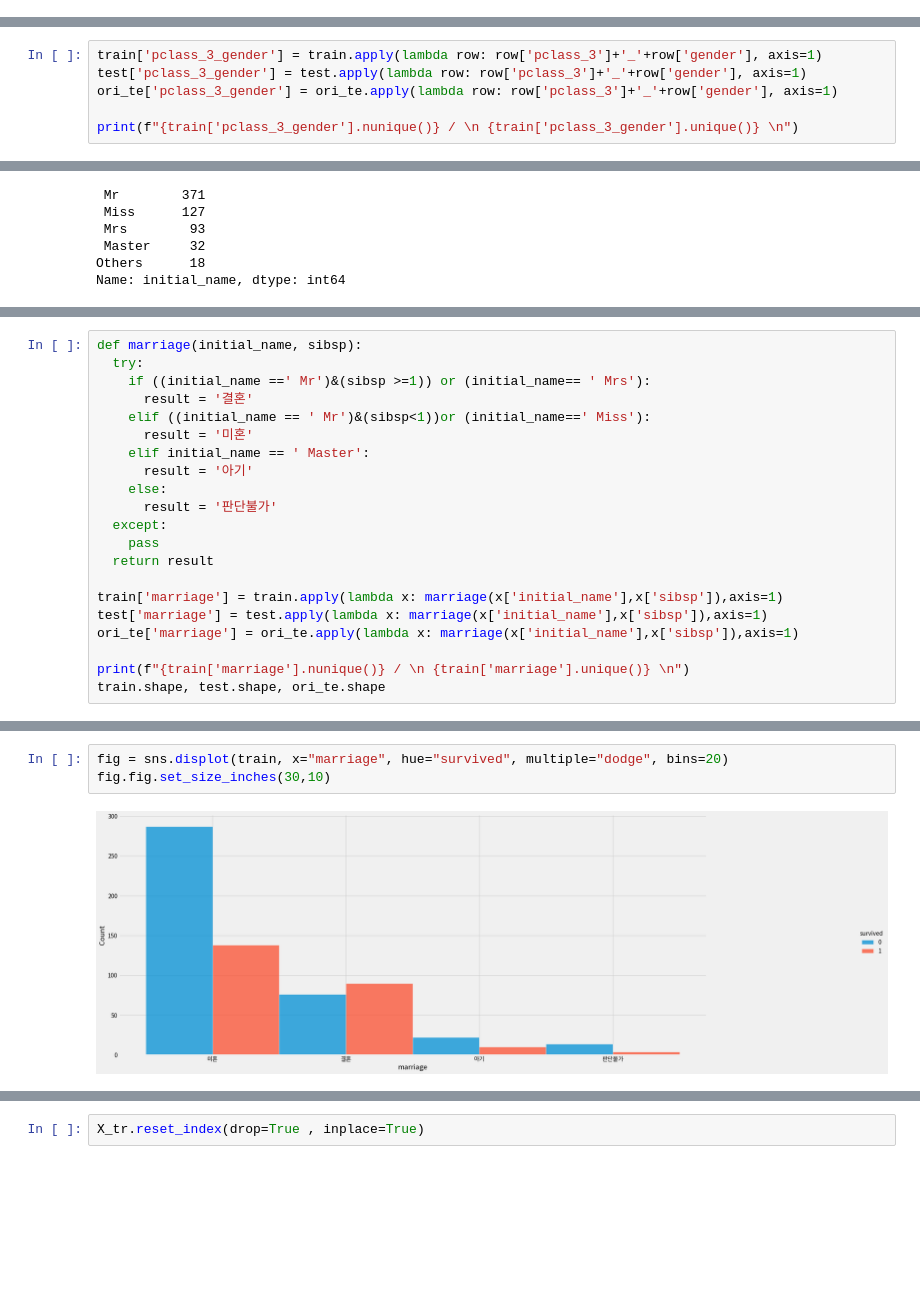
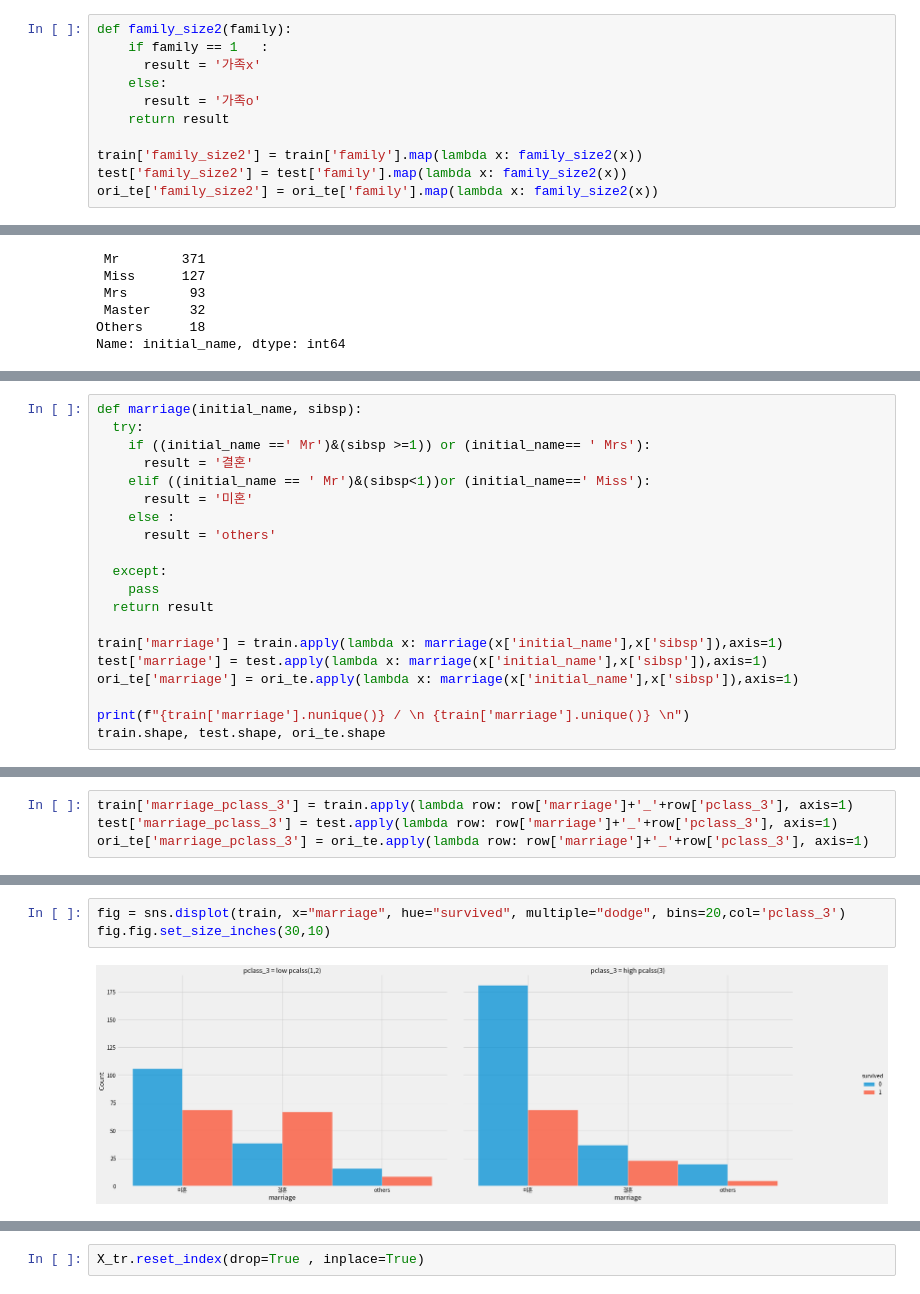
Before and after one commit to KangHoJ/hojeong-project, a Jupyter notebook: boot camp project/mini project 2(titanic)/3차시도.ipynb, the cells around one changed output, grey strips where cells are left out. Drawn from its saved outputs; the diff is of its cells as text; blank space fills up the shorter version.

```diff
--- a/boot camp project/mini project 2(titanic)/3차시도.ipynb
+++ b/boot camp project/mini project 2(titanic)/3차시도.ipynb
@@ -584,0 +624,11 @@ ori_te['family_size'] = ori_te['family'].map(lambda x: family_size(x))
+# %%
+def family_size2(family):
+    if family == 1   :
+      result = '가족x'
+    else:
+      result = '가족o'
+    return result
+
+train['family_size2'] = train['family'].map(lambda x: family_size2(x))
+test['family_size2'] = test['family'].map(lambda x: family_size2(x))
+ori_te['family_size2'] = ori_te['family'].map(lambda x: family_size2(x))
@@ -654,9 +724,3 @@ fig = sns.displot(train, x="parch", hue="survived", multiple="dodge", bins=20, c
 fig.fig.set_size_inches(30,10)
 # %% [output]
 [figure]
-# %%
-train['pclass_3_gender'] = train.apply(lambda row: row['pclass_3']+'_'+row['gender'], axis=1)
-test['pclass_3_gender'] = test.apply(lambda row: row['pclass_3']+'_'+row['gender'], axis=1)
-ori_te['pclass_3_gender'] = ori_te.apply(lambda row: row['pclass_3']+'_'+row['gender'], axis=1)
-
-print(f"{train['pclass_3_gender'].nunique()} / \n {train['pclass_3_gender'].unique()} \n")
@@ -734,10 +789,9 @@ def marriage(initial_name, sibsp):
       result = '결혼'
     elif ((initial_name == ' Mr')&(sibsp<1))or (initial_name==' Miss'):
       result = '미혼'
-    elif initial_name == ' Master':
-      result = '아기'
-    else:
-      result = '판단불가'
+    else :
+      result = 'others'
+
   except:
     pass
   return result
@@ -762,0 +823,4 @@ Name: marriage, dtype: int64
+# %%
+train['marriage_pclass_3'] = train.apply(lambda row: row['marriage']+'_'+row['pclass_3'], axis=1)
+test['marriage_pclass_3'] = test.apply(lambda row: row['marriage']+'_'+row['pclass_3'], axis=1)
+ori_te['marriage_pclass_3'] = ori_te.apply(lambda row: row['marriage']+'_'+row['pclass_3'], axis=1)
@@ -763,5 +837,5 @@ Name: marriage, dtype: int64
 # %%
-fig = sns.displot(train, x="marriage", hue="survived", multiple="dodge", bins=20)
+fig = sns.displot(train, x="marriage", hue="survived", multiple="dodge", bins=20,col='pclass_3')
 fig.fig.set_size_inches(30,10)
 # %% [output]
-[figure, old version]
+[figure, new version]
```
Also changed, not shown: parts of 152 cells of this notebook, 5 other files.
